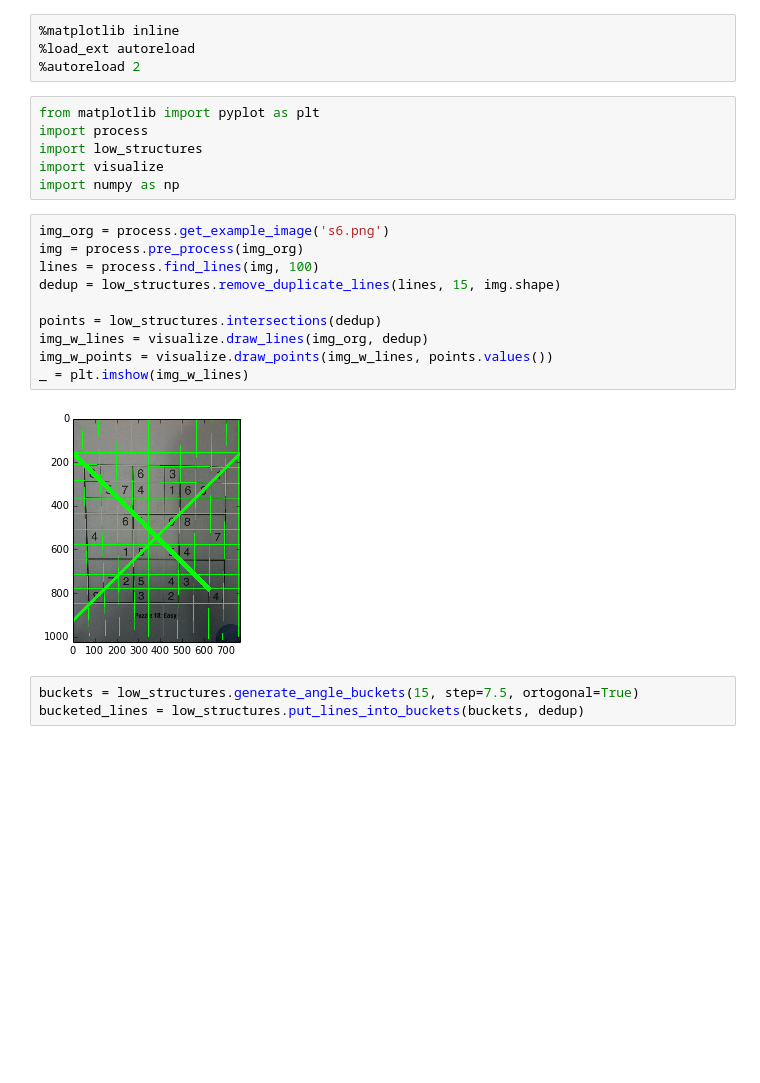
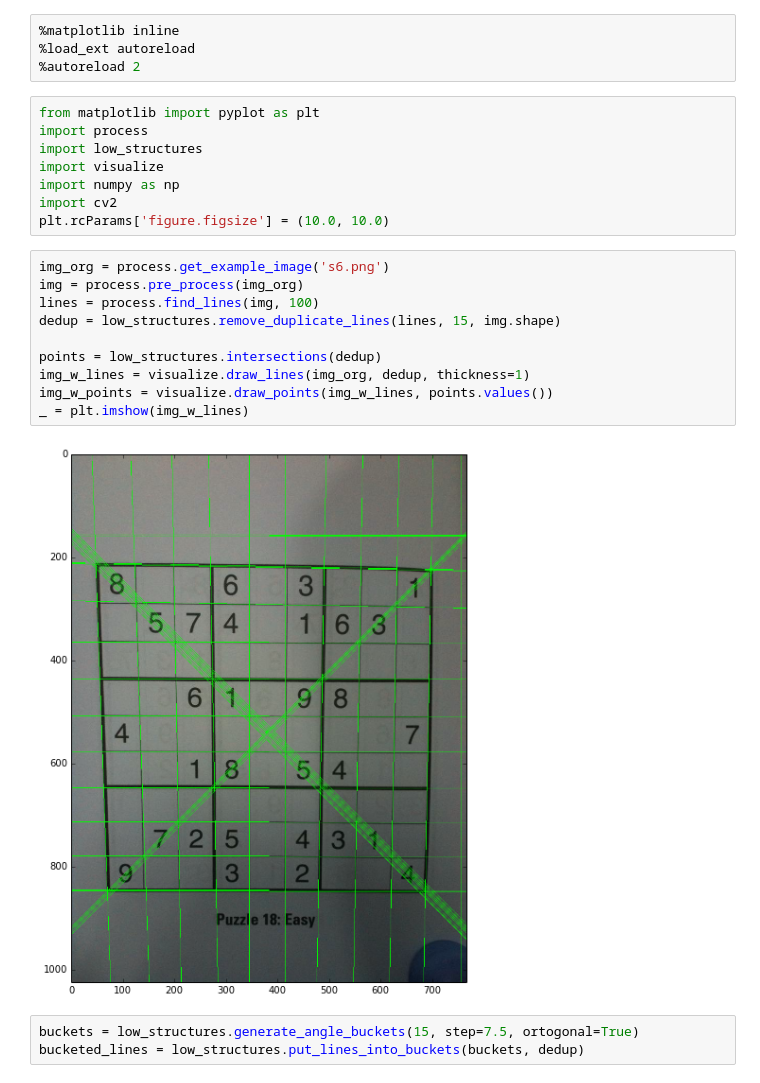
Before and after one commit to mrfuxi/sudoku, a Jupyter notebook: external.ipynb, the cells around one changed output. Cells and saved outputs as stored; diff of their text form; blank space fills up the shorter version.

```diff
--- a/external.ipynb
+++ b/external.ipynb
@@ -8,18 +8,20 @@ import process
 import low_structures
 import visualize
 import numpy as np
+import cv2
+plt.rcParams['figure.figsize'] = (10.0, 10.0)
 # %%
 img_org = process.get_example_image('s6.png')
 img = process.pre_process(img_org)
 lines = process.find_lines(img, 100)
 dedup = low_structures.remove_duplicate_lines(lines, 15, img.shape)
 
 points = low_structures.intersections(dedup)
-img_w_lines = visualize.draw_lines(img_org, dedup)
+img_w_lines = visualize.draw_lines(img_org, dedup, thickness=1)
 img_w_points = visualize.draw_points(img_w_lines, points.values())
 _ = plt.imshow(img_w_lines)
 # %% [output]
-[figure, old version]
+[figure, new version]
 # %%
 buckets = low_structures.generate_angle_buckets(15, step=7.5, ortogonal=True)
 bucketed_lines = low_structures.put_lines_into_buckets(buckets, dedup)
```
Also changed, not shown: parts of 3 cells of this notebook, 1 other file.
